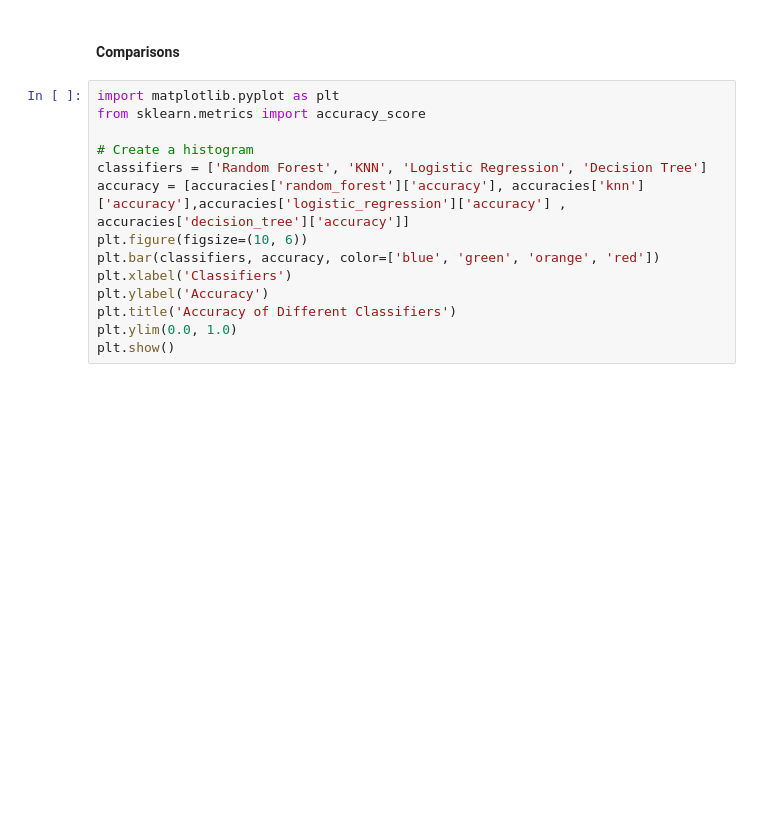
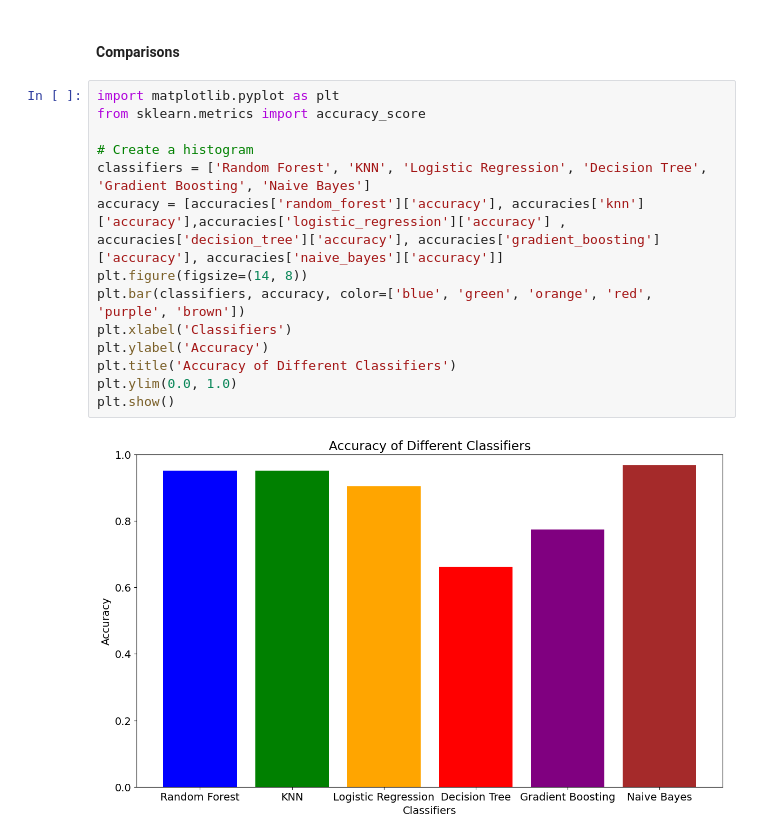
Before and after one commit to DGclasher/disease-predict-ml, a Jupyter notebook: predict-disease.ipynb, the cells around one changed output. Saved outputs shown, nothing was run; the diff lists cells and outputs as text; blank space fills up the shorter version.

```diff
--- a/predict-disease.ipynb
+++ b/predict-disease.ipynb
@@ -256,17 +421,19 @@ print(prediction[0])
 # %%
 import matplotlib.pyplot as plt
 from sklearn.metrics import accuracy_score
 
 # Create a histogram
-classifiers = ['Random Forest', 'KNN', 'Logistic Regression', 'Decision Tree']
-accuracy = [accuracies['random_forest']['accuracy'], accuracies['knn']['accuracy'],accuracies['logistic_regression']['accuracy'] , accuracies['decision_tree']['accuracy']]
-plt.figure(figsize=(10, 6))
-plt.bar(classifiers, accuracy, color=['blue', 'green', 'orange', 'red'])
+classifiers = ['Random Forest', 'KNN', 'Logistic Regression', 'Decision Tree', 'Gradient Boosting', 'Naive Bayes']
+accuracy = [accuracies['random_forest']['accuracy'], accuracies['knn']['accuracy'],accuracies['logistic_regression']['accuracy'] , accuracies['decision_tree']['accuracy'], accuracies['gradient_boosting']['accuracy'], accuracies['naive_bayes']['accuracy']]
+plt.figure(figsize=(14, 8))
+plt.bar(classifiers, accuracy, color=['blue', 'green', 'orange', 'red', 'purple', 'brown'])
 plt.xlabel('Classifiers')
 plt.ylabel('Accuracy')
 plt.title('Accuracy of Different Classifiers')
 plt.ylim(0.0, 1.0)
 plt.show()
+# %% [output]
+[figure, added]
 # %%
 import numpy as np
 import matplotlib.pyplot as plt
```
Also changed, not shown: parts of 34 cells of this notebook, 3 other files.
